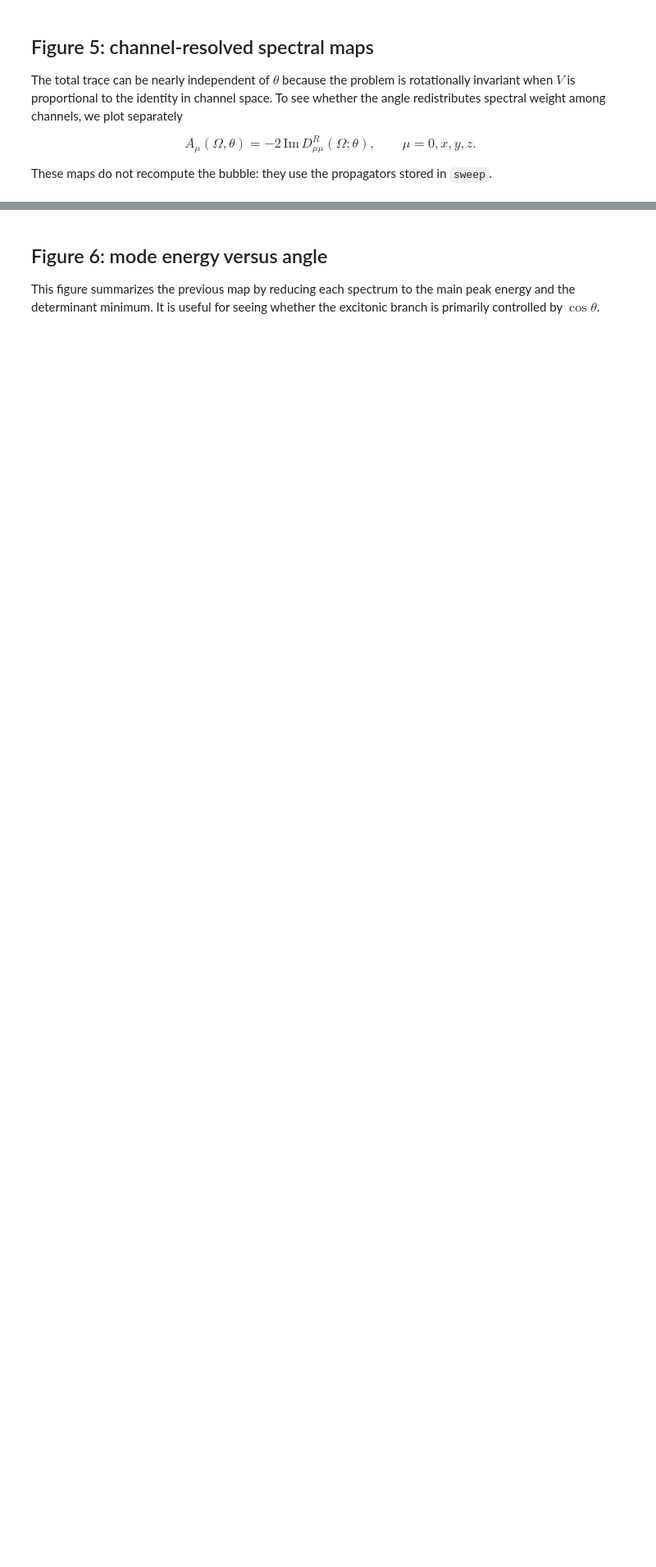
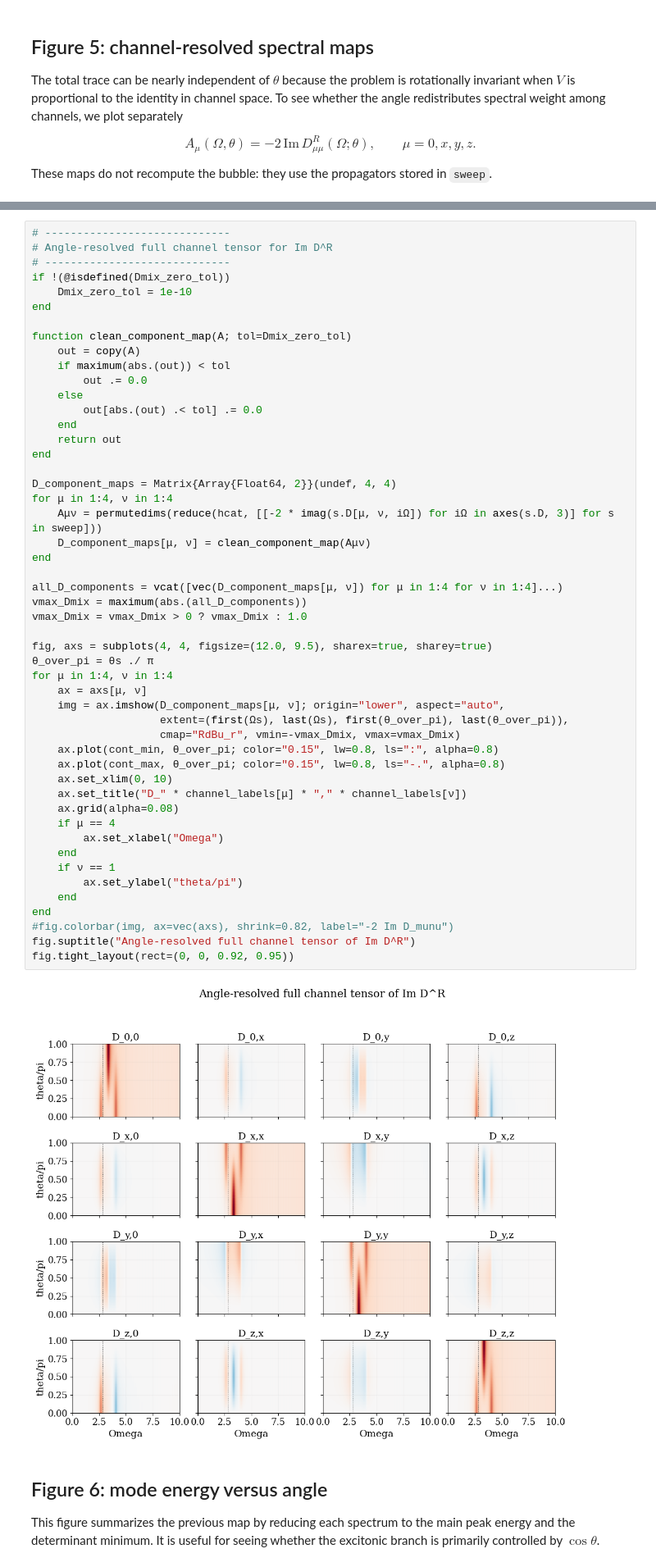
Before and after one commit to fegarciaga/05_tJ_exciton, a Jupyter notebook: RPA-exciton/StaticBethe.ipynb, the cells around one changed output, grey strips where cells are left out. Shown at 82% size. Cells and saved outputs as stored; diff of their text form; blank space fills up the shorter version.

```diff
--- a/RPA-exciton/StaticBethe.ipynb
+++ b/RPA-exciton/StaticBethe.ipynb
@@ -521,3 +569,55 @@ fig.tight_layout(rect=(0, 0, 0.92, 0.95))
+# %%
+# -----------------------------
+# Angle-resolved full channel tensor for Im D^R
+# -----------------------------
+if !(@isdefined(Dmix_zero_tol))
+    Dmix_zero_tol = 1e-10
+end
+
+function clean_component_map(A; tol=Dmix_zero_tol)
+    out = copy(A)
+    if maximum(abs.(out)) < tol
+        out .= 0.0
+    else
+        out[abs.(out) .< tol] .= 0.0
+    end
+    return out
+end
+
+D_component_maps = Matrix{Array{Float64, 2}}(undef, 4, 4)
+for μ in 1:4, ν in 1:4
+    Aμν = permutedims(reduce(hcat, [[-2 * imag(s.D[μ, ν, iΩ]) for iΩ in axes(s.D, 3)] for s in sweep]))
+    D_component_maps[μ, ν] = clean_component_map(Aμν)
+end
+
+all_D_components = vcat([vec(D_component_maps[μ, ν]) for μ in 1:4 for ν in 1:4]...)
+vmax_Dmix = maximum(abs.(all_D_components))
+vmax_Dmix = vmax_Dmix > 0 ? vmax_Dmix : 1.0
+
+fig, axs = subplots(4, 4, figsize=(12.0, 9.5), sharex=true, sharey=true)
+θ_over_pi = θs ./ π
+for μ in 1:4, ν in 1:4
+    ax = axs[μ, ν]
+    img = ax.imshow(D_component_maps[μ, ν]; origin="lower", aspect="auto",
+                    extent=(first(Ωs), last(Ωs), first(θ_over_pi), last(θ_over_pi)),
+                    cmap="RdBu_r", vmin=-vmax_Dmix, vmax=vmax_Dmix)
+    ax.plot(cont_min, θ_over_pi; color="0.15", lw=0.8, ls=":", alpha=0.8)
+    ax.plot(cont_max, θ_over_pi; color="0.15", lw=0.8, ls="-.", alpha=0.8)
+    ax.set_xlim(0, 10)
+    ax.set_title("D_" * channel_labels[μ] * "," * channel_labels[ν])
+    ax.grid(alpha=0.08)
+    if μ == 4
+        ax.set_xlabel("Omega")
+    end
+    if ν == 1
+        ax.set_ylabel("theta/pi")
+    end
+end
+#fig.colorbar(img, ax=vec(axs), shrink=0.82, label="-2 Im D_munu")
+fig.suptitle("Angle-resolved full channel tensor of Im D^R")
+fig.tight_layout(rect=(0, 0, 0.92, 0.95))
+# %% [output]
+[figure, added]
 # %% [markdown]
 ## Figure 6: mode energy versus angle
 
```
Also changed, not shown: parts of 3 cells of this notebook, 3 other files.
